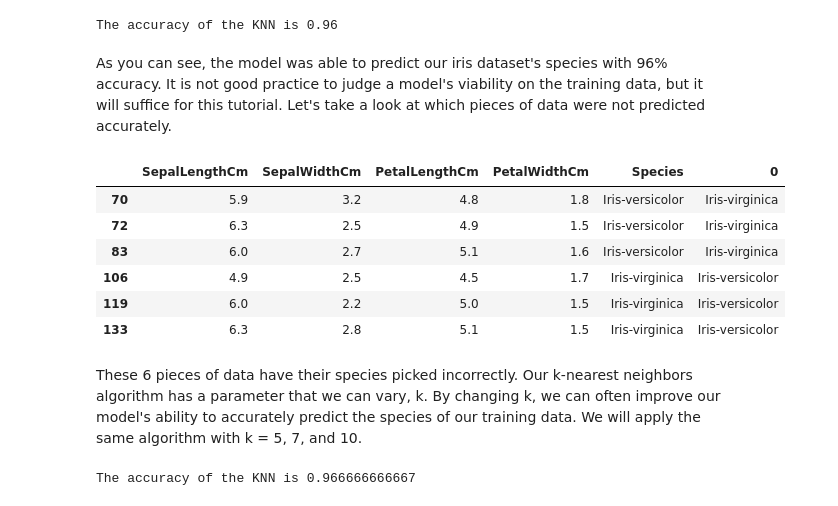
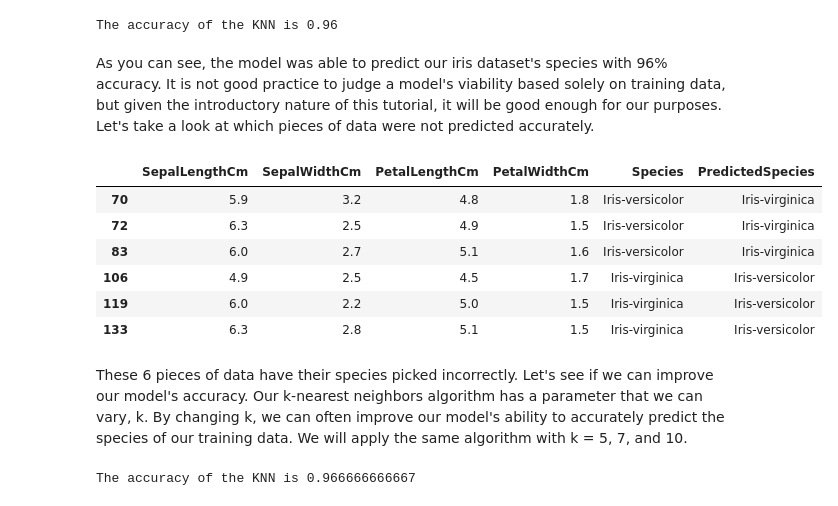
Before and after one commit to gwpjp/Teaching, a Jupyter notebook: IntrotoMLIris.ipynb, the cells around one changed output. Saved outputs shown, nothing was run; the diff lists cells and outputs as text; code cells hidden in the pictures.

Commit message:
Finished intro tutorial.

```diff
--- a/IntrotoMLIris.ipynb
+++ b/IntrotoMLIris.ipynb
@@ -127,12 +125,12 @@ print('The accuracy of the KNN is', metrics.accuracy_score(prediction,outputs))
 # %% [output]
 The accuracy of the KNN is 0.96
 # %% [markdown]
-As you can see, the model was able to predict our iris dataset's species with 96% accuracy.  It is not good practice to judge a model's viability on the training data, but it will suffice for this tutorial.  Let's take a look at which pieces of data were not predicted accurately.
+As you can see, the model was able to predict our iris dataset's species with 96% accuracy.  It is not good practice to judge a model's viability based solely on training data, but given the introductory nature of this tutorial, it will be good enough for our purposes.  Let's take a look at which pieces of data were not predicted accurately.
 # %%
-iris2 = pandas.concat([iris,pandas.DataFrame(prediction)],axis=1)
+iris2 = pandas.concat([iris,pandas.DataFrame(prediction,columns=["PredictedSpecies"])],axis=1)
 iris2[prediction != outputs]
 # %% [output]
-|  | SepalLengthCm | SepalWidthCm | PetalLengthCm | PetalWidthCm | Species | 0 |
+|  | SepalLengthCm | SepalWidthCm | PetalLengthCm | PetalWidthCm | Species | PredictedSpecies |
 | 70 | 5.9 | 3.2 | 4.8 | 1.8 | Iris-versicolor | Iris-virginica |
 | 72 | 6.3 | 2.5 | 4.9 | 1.5 | Iris-versicolor | Iris-virginica |
 | 83 | 6.0 | 2.7 | 5.1 | 1.6 | Iris-versicolor | Iris-virginica |
@@ -140,7 +138,7 @@ iris2[prediction != outputs]
 | 119 | 6.0 | 2.2 | 5.0 | 1.5 | Iris-virginica | Iris-versicolor |
 | 133 | 6.3 | 2.8 | 5.1 | 1.5 | Iris-virginica | Iris-versicolor |
 # %% [markdown]
-These 6 pieces of data have their species picked incorrectly.  Our k-nearest neighbors algorithm has a parameter that we can vary, k.  By changing k, we can often improve our model's ability to accurately predict the species of our training data.  We will apply the same algorithm with k = 5, 7, and 10.
+These 6 pieces of data have their species picked incorrectly.  Let's see if we can improve our model's accuracy.  Our k-nearest neighbors algorithm has a parameter that we can vary, k.  By changing k, we can often improve our model's ability to accurately predict the species of our training data.  We will apply the same algorithm with k = 5, 7, and 10.
 # %%
 model = KNeighborsClassifier(n_neighbors=5) # store our model type
 model.fit(inputs,outputs) # use our iris data to build our model
```
Also changed, not shown: parts of 14 cells of this notebook, 3 other files.
